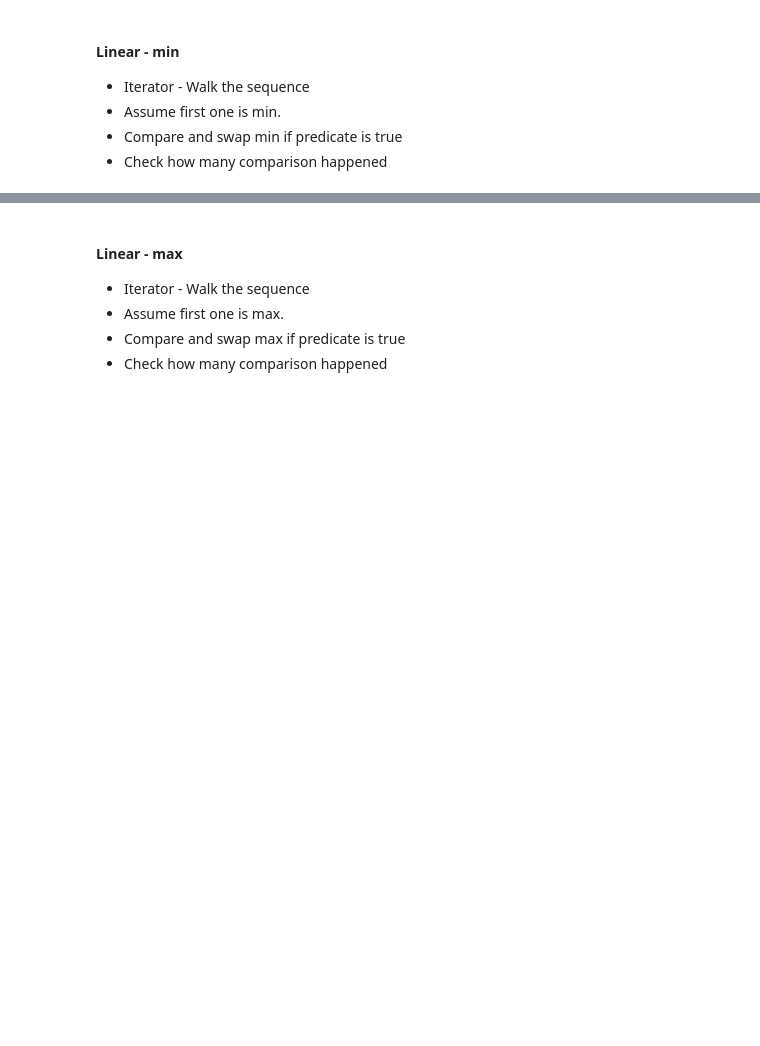
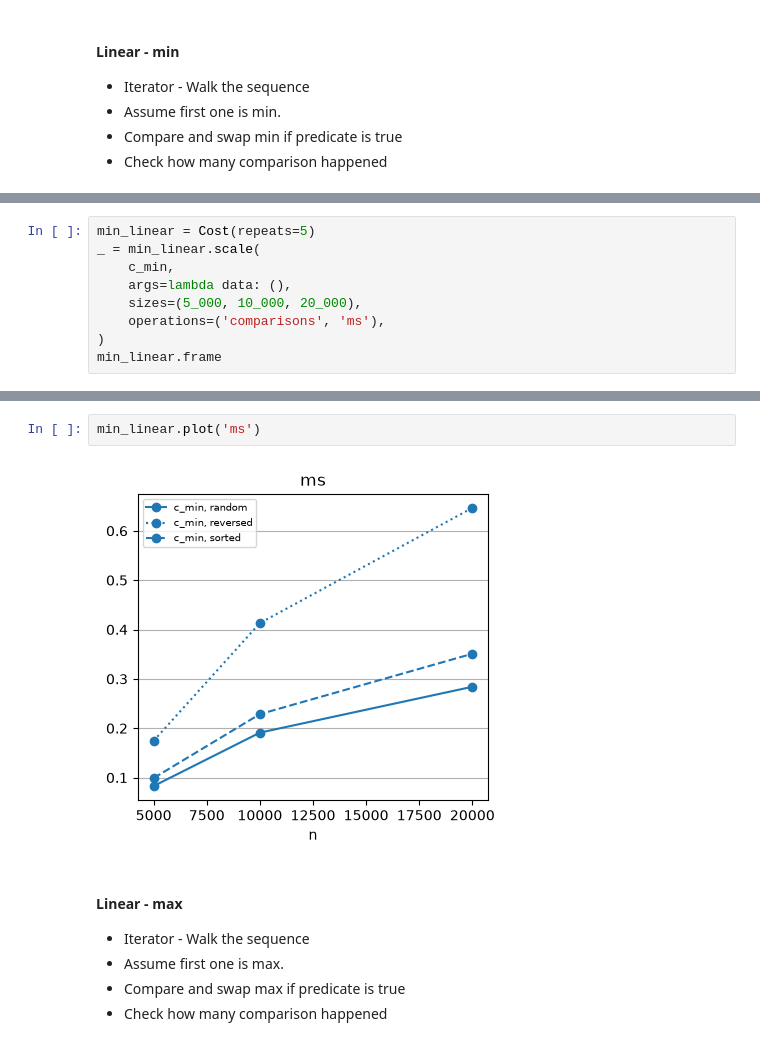
Before and after one commit to gophry/programming-first-principles, a Jupyter notebook: nbs/02_sequences/03_algorithms-101/01_cost-complexity.ipynb, the cells around one changed output, grey strips where cells are left out. Drawn from its saved outputs; the diff is of its cells as text; blank space fills up the shorter version.

Commit message:
add cost for custom instrumentation towards big o understanding. and reorgnize a few things.

```diff
--- a/nbs/02_sequences/03_algorithms-101/01_cost-complexity.ipynb
+++ b/nbs/02_sequences/03_algorithms-101/01_cost-complexity.ipynb
@@ -54 +67,10 @@ f'{min(nums) = }'
 'min(nums) = 2'
+# %%
+min_linear = Cost(repeats=5)
+_ = min_linear.scale(
+    c_min,
+    args=lambda data: (),
+    sizes=(5_000, 10_000, 20_000),
+    operations=('comparisons', 'ms'),
+)
+min_linear.frame
@@ -55,3 +88,7 @@ f'{min(nums) = }'
+# %%
+min_linear.plot('ms')
+# %% [output]
+[figure, added]
 # %% [markdown]
 #### Linear - max
 * Iterator - Walk the sequence
```
Also changed, not shown: parts of 22 cells of this notebook, 26 other files.
